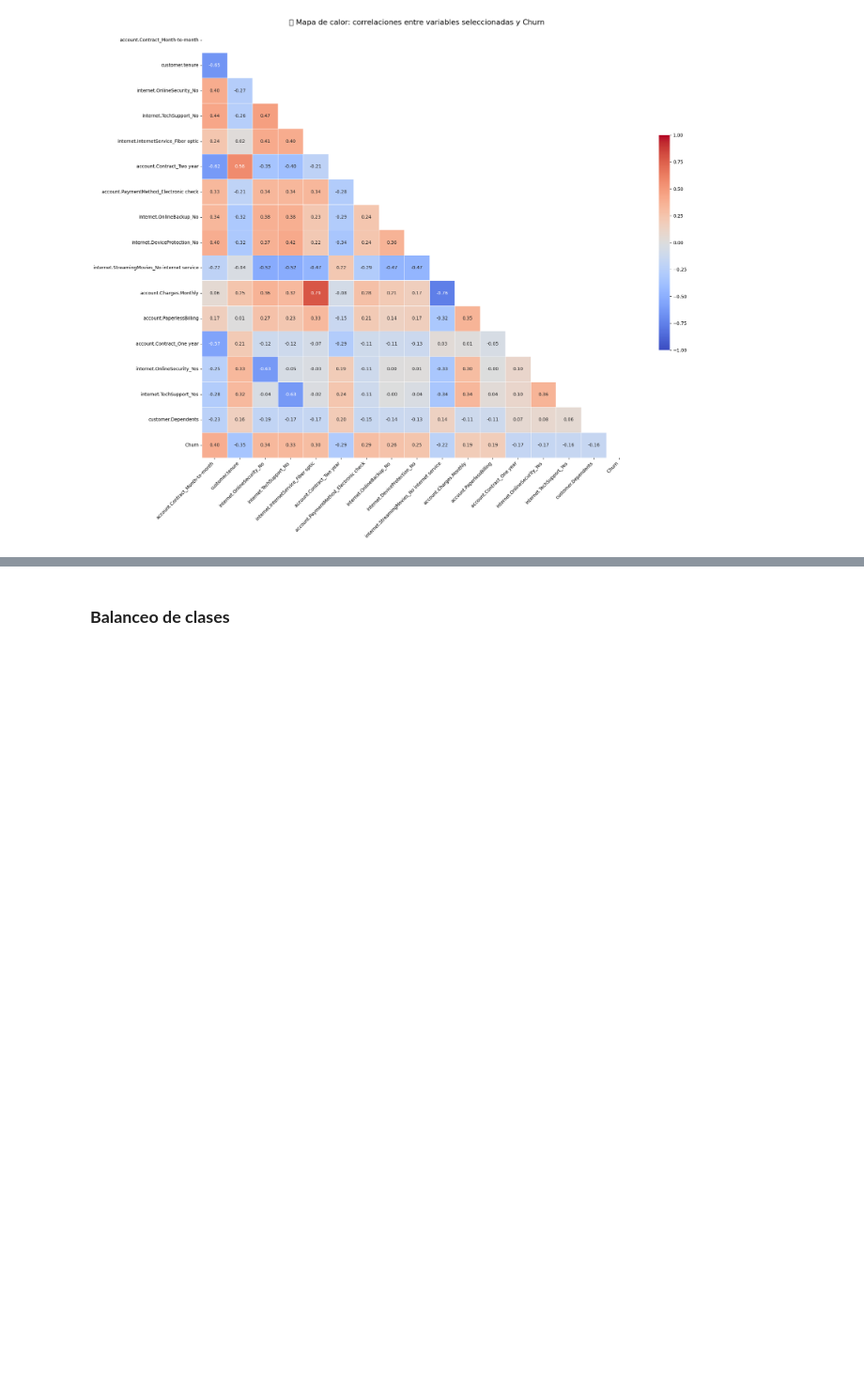
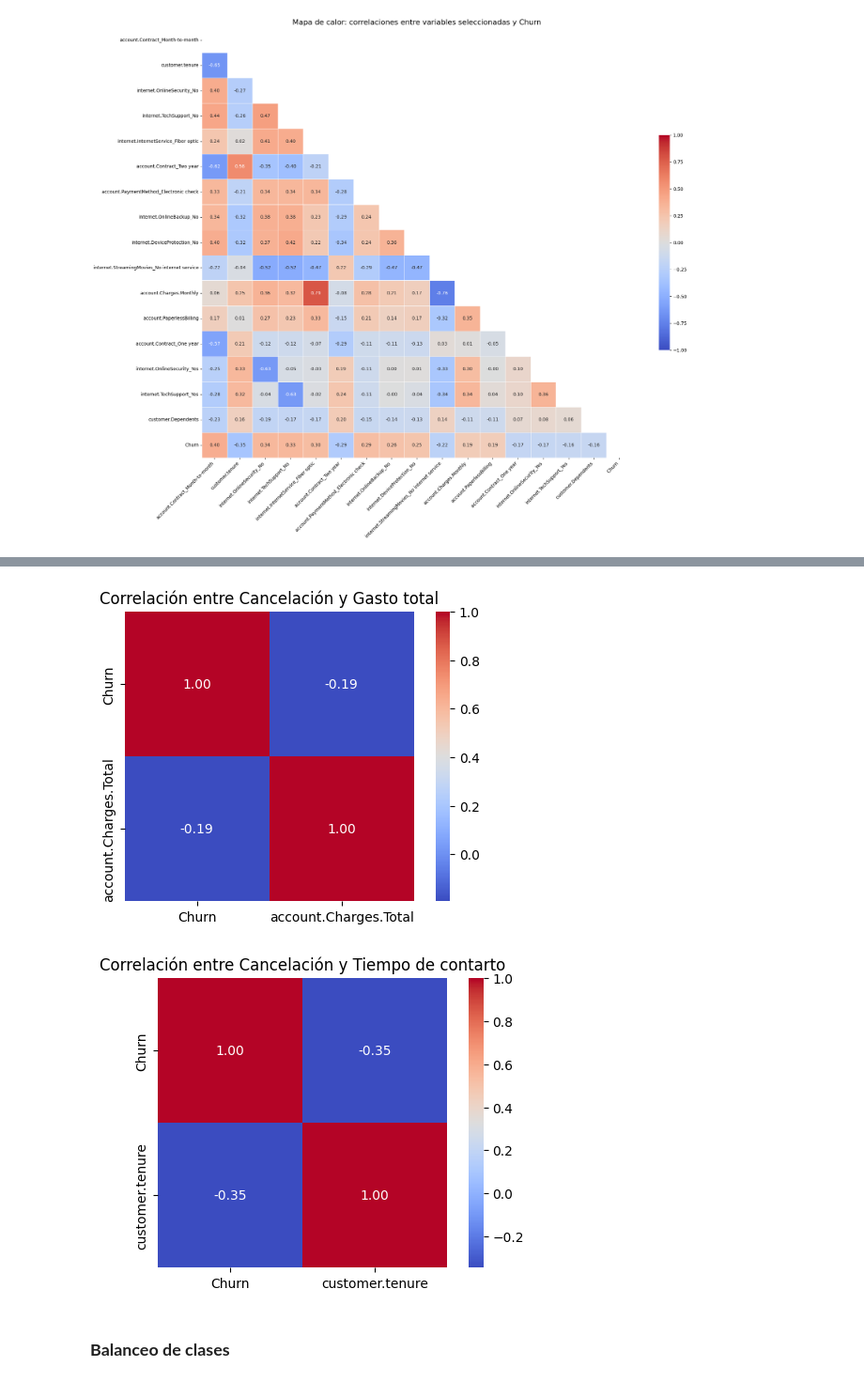
Before and after one commit to OctavioPinoRosas/TelecomX-PrediccionDeCancelacion, a Jupyter notebook: TelecomX_PrediccionDeCancelacion.ipynb, the cells around one changed output, grey strips where cells are left out. Shown at 94% size. Cells and saved outputs as stored; diff of their text form; code cells hidden in the pictures; blank space fills up the shorter version.

```diff
--- a/TelecomX_PrediccionDeCancelacion.ipynb
+++ b/TelecomX_PrediccionDeCancelacion.ipynb
@@ -281,3 +342,18 @@ plt.show()
+# %%
+plt.figure(figsize=(6, 4))
+corr = datos[['Churn', 'account.Charges.Total']].corr()
+sns.heatmap(corr, annot=True, cmap='coolwarm', fmt=".2f", square=True)
+plt.title('Correlación entre Cancelación y Gasto total')
+
+plt.figure(figsize=(6, 4))
+corr = datos[['Churn', 'customer.tenure']].corr()
+sns.heatmap(corr, annot=True, cmap='coolwarm', fmt=".2f", square=True)
+plt.title('Correlación entre Cancelación y Tiempo de contarto')
+
+plt.show()
+# %% [output]
+[figure, added]
+[figure, added]
 # %% [markdown]
 ### **Balanceo de clases**
 # %% [markdown]
```
Also changed, not shown: parts of 9 cells of this notebook.
